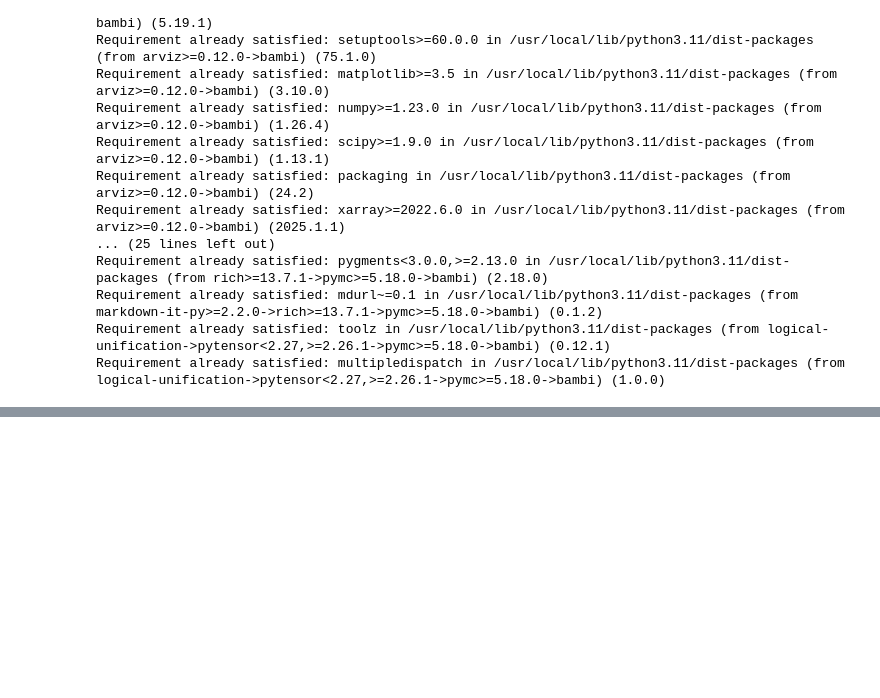
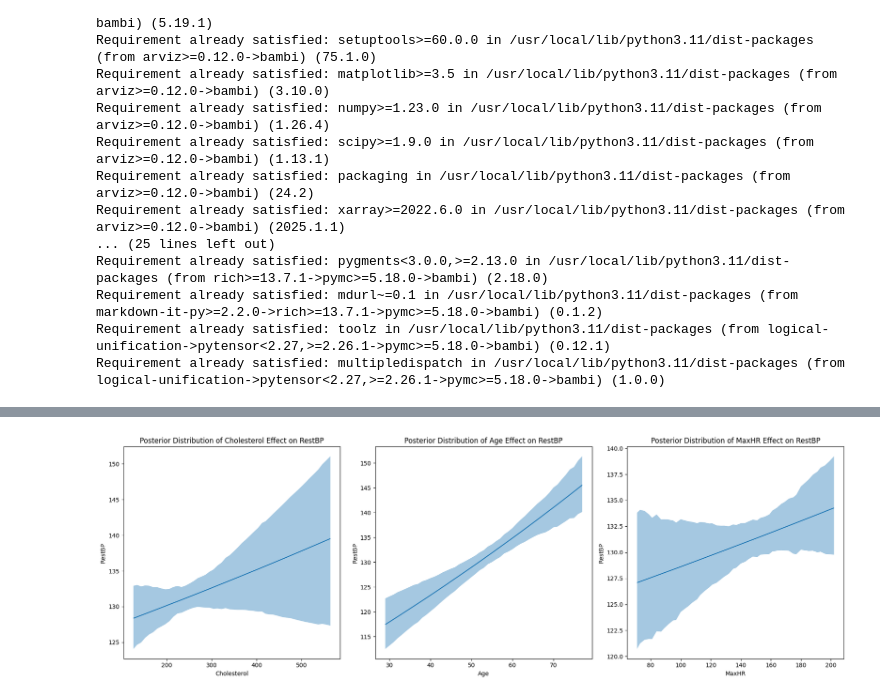
Before and after one commit to rheazh/Data-Analysis, a Jupyter notebook: Unit6_Project.ipynb, the cells around one changed output, grey strips where cells are left out. Cells and saved outputs as stored; diff of their text form; code cells hidden in the pictures; blank space fills up the shorter version.

```diff
--- a/Unit6_Project.ipynb
+++ b/Unit6_Project.ipynb
@@ -208,8 +297,11 @@ Requirement already satisfied: multipledispatch in /usr/local/lib/python3.11/dis
 # %%
 import bambi as bmb
 # %%
-model_heart_bmb = bmb.Model("RestBP ~ MaxHR + Cholesterol", heart_df, family="gaussian")
-idata_heart_bmb = model_heart_bmb.fit(idata_kwargs={"log_likelihood":True})
+# Define the model with Bambi
+model = bmb.Model("RestBP ~ Cholesterol + Age + MaxHR", data=heart_df, family="gamma", link="log")
+
+# Fit the model
+idata = model.fit(idata_kwargs={'log_likelihood': True})
 # %% [output]
 [interactive output not drawn]
 [interactive output not drawn]
@@ -284,0 +332,38 @@ bmb.interpret.plot_predictions(model_heart_bmb, idata_heart_bmb, ["MaxHR", "Chol
+# %%
+import matplotlib.pyplot as plt
+
+# Plot the posterior distributions for each predictor
+fig, axs = plt.subplots(1, 3, figsize=(18, 6))
+
+# Plot for Cholesterol
+bmb.interpret.plot_predictions(
+    model,
+    idata,
+    ["Cholesterol"],  # Visualize the effect of Cholesterol
+    ax=axs[0]
+)
+axs[0].set_title("Posterior Distribution of Cholesterol Effect on RestBP")
+
+# Plot for Age
+bmb.interpret.plot_predictions(
+    model,
+    idata,
+    ["Age"],  # Visualize the effect of Age
+    ax=axs[1]
+)
+axs[1].set_title("Posterior Distribution of Age Effect on RestBP")
+
+# Plot for MaxHR
+bmb.interpret.plot_predictions(
+    model,
+    idata,
+    ["MaxHR"],  # Visualize the effect of MaxHR
+    ax=axs[2]
+)
+axs[2].set_title("Posterior Distribution of MaxHR Effect on RestBP")
+
+# Adjust layout
+plt.tight_layout()
+plt.show()
+# %% [output]
+[figure, added]
```
Also changed, not shown: parts of 46 cells of this notebook.
